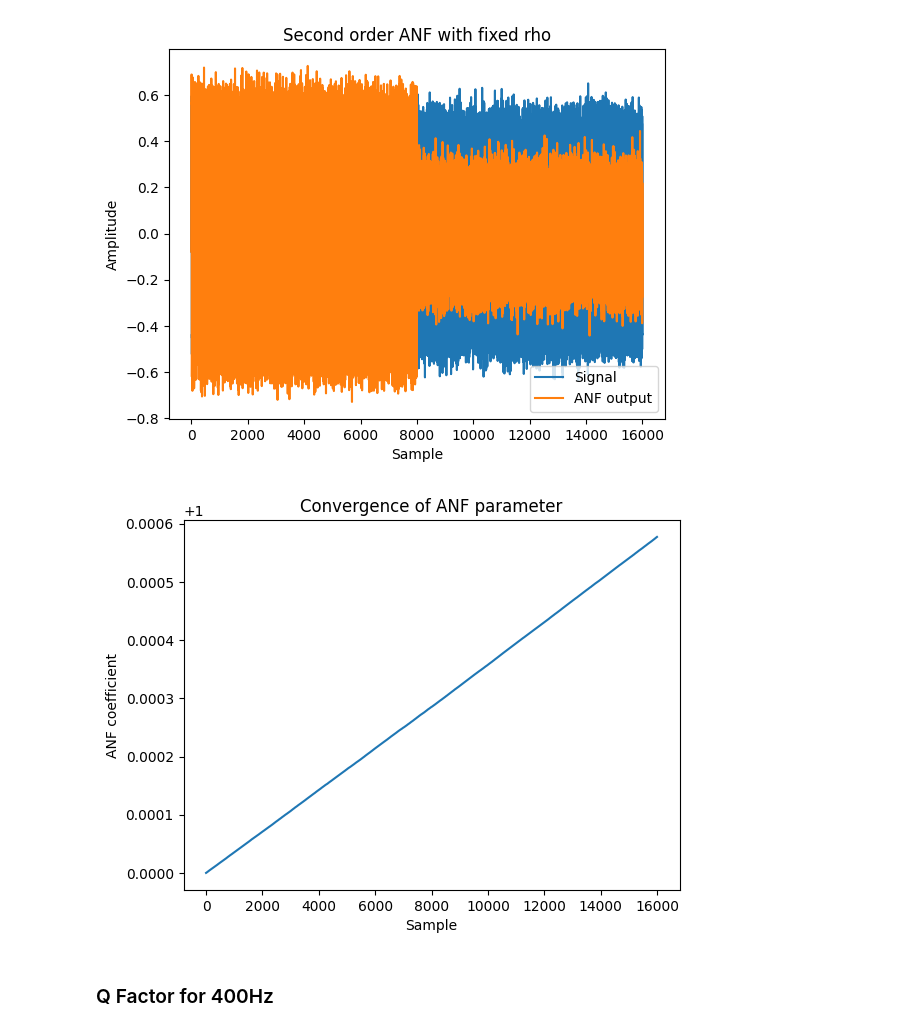
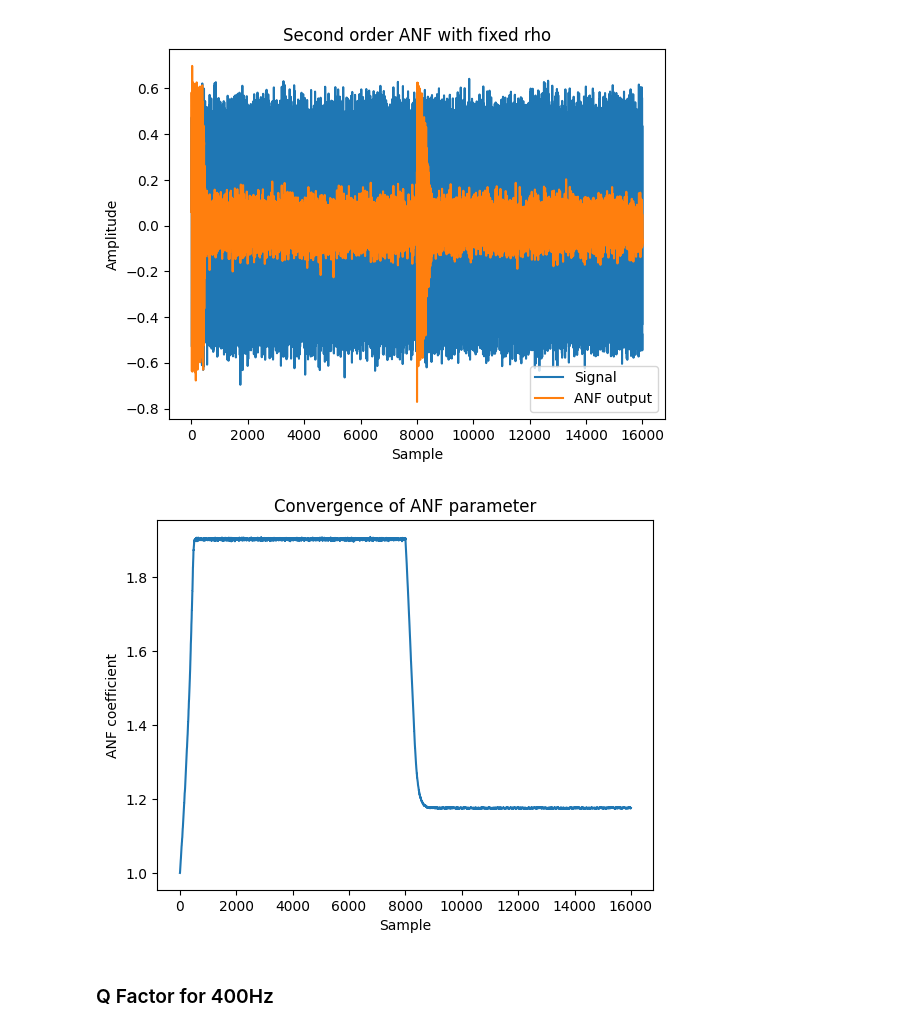
Before and after one commit to yewentai/Real-time-2nd-order-Adaptive-Notch-Filter-design, a Jupyter notebook: evaluate.ipynb, the cells around one changed output. Saved outputs shown, nothing was run; the diff lists cells and outputs as text; code cells hidden in the pictures.

```diff
--- a/evaluate.ipynb
+++ b/evaluate.ipynb
@@ -42,7 +42,7 @@ a = np.zeros(N)  # ANF coefficient vector (for debugging only)
 
 a_i = 1  # initialization of ANF parameter
 rho = 0.8  # fixed rho
-mu = 2 * 100 / (2 ** 31)  # 2 * mu
+mu = 2 * 100 / (2 ** 16)  # 2 * mu
 
 # Simulation loop (iterations over time)
 for i in range(N):
@@ -54,35 +54,35 @@ for i in range(N):
     a[i] = a_i
 
 # Plot results
 plt.figure()
 plt.plot(signal)
 plt.plot(e)
 plt.title('Second order ANF with fixed rho')
 plt.xlabel('Sample')
 plt.ylabel('Amplitude')
 plt.legend(['Signal', 'ANF output'])
 
 # Plot convergence of ANF parameter
 plt.figure()
 plt.plot(a)
 plt.title('Convergence of ANF parameter')
 plt.xlabel('Sample')
 plt.ylabel('ANF coefficient')
 plt.show()
 
 ##############################################################################
 # Write input signal to file
 ##############################################################################
 if write_to_file_flag:
     # fix point in format 32q31 (32 bit signed integer, 31 bit fraction) expressed using astype
     # import file_parser as fp
     q = 31
     signal_q = (signal * (2 ** q)).astype(np.int32)
     datapath = 'input.pcm'
     fp.writes(signal_q, datapath)
 # %% [output]
-[figure, old version]
+[figure, new version]
-[figure, old version]
+[figure, new version]
 # %% [markdown]
 ### Q Factor for 400Hz
 # %%
```
Also changed, not shown: parts of 2 cells of this notebook, 5 other files.
